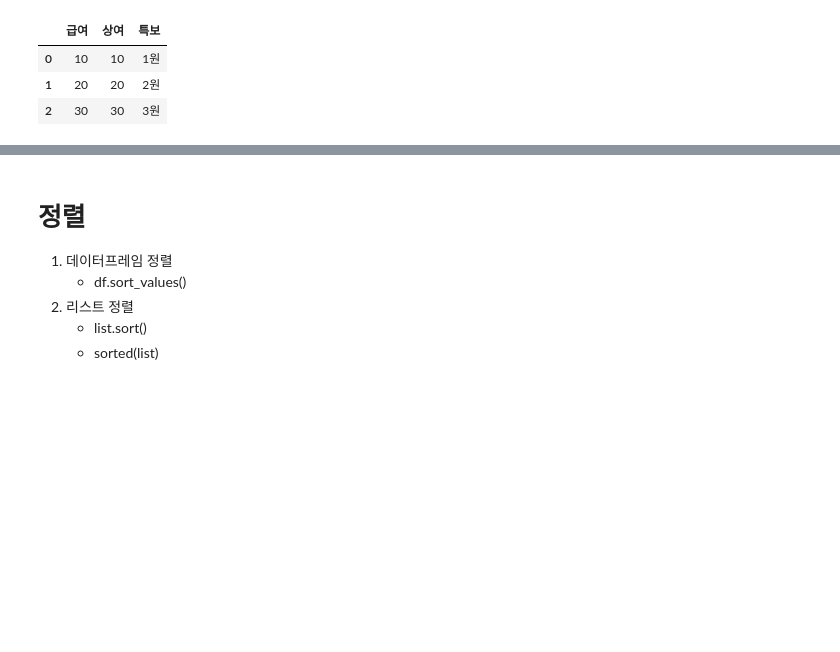
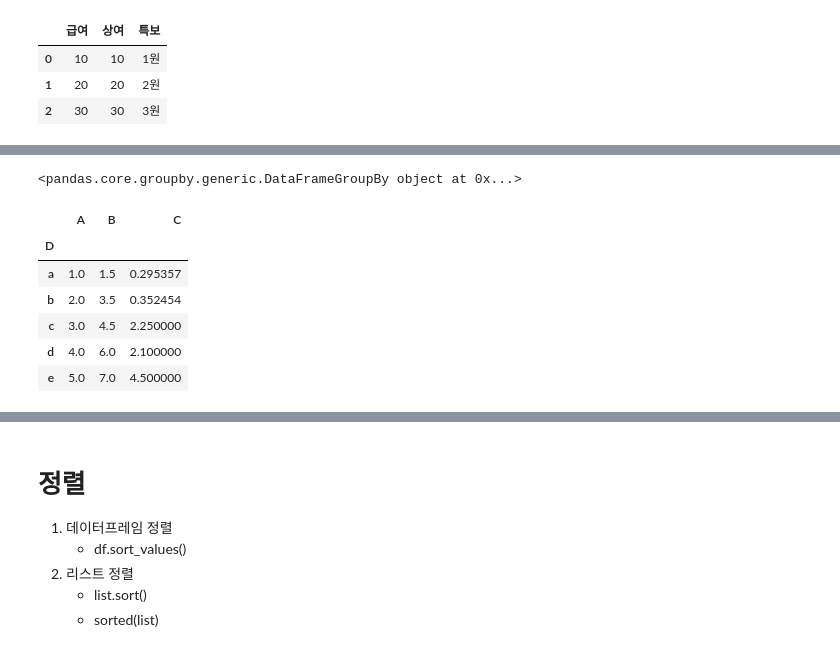
Before and after one commit to psw109/Python_study, a Jupyter notebook: 사전.ipynb, the cells around one changed output, grey strips where cells are left out. Cells and saved outputs as stored; diff of their text form; code cells hidden in the pictures; blank space fills up the shorter version.

```diff
--- a/사전.ipynb
+++ b/사전.ipynb
@@ -716,0 +794,14 @@ df.applymap(lambda x : x[:2])
+# %%
+df.groupby('A') # groupby객체 생성
+# %% [output]
+<pandas.core.groupby.generic.DataFrameGroupBy object at 0x...>
+# %%
+df.groupby('D').mean() # agg를 사용하지 않고 단순하게 쓸수 있음, groupby 대상 column이 index가 됨
+# %% [output]
+|  | A | B | C |
+| D |  |  |  |
+| a | 1.0 | 1.5 | 0.295357 |
+| b | 2.0 | 3.5 | 0.352454 |
+| c | 3.0 | 4.5 | 2.250000 |
+| d | 4.0 | 6.0 | 2.100000 |
+| e | 5.0 | 7.0 | 4.500000 |
```
Also changed, not shown: parts of 86 cells of this notebook.
